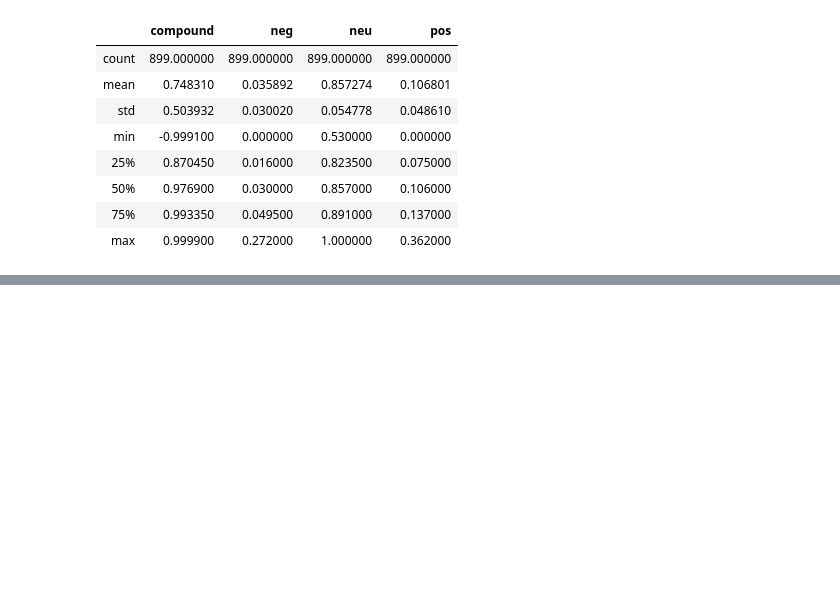
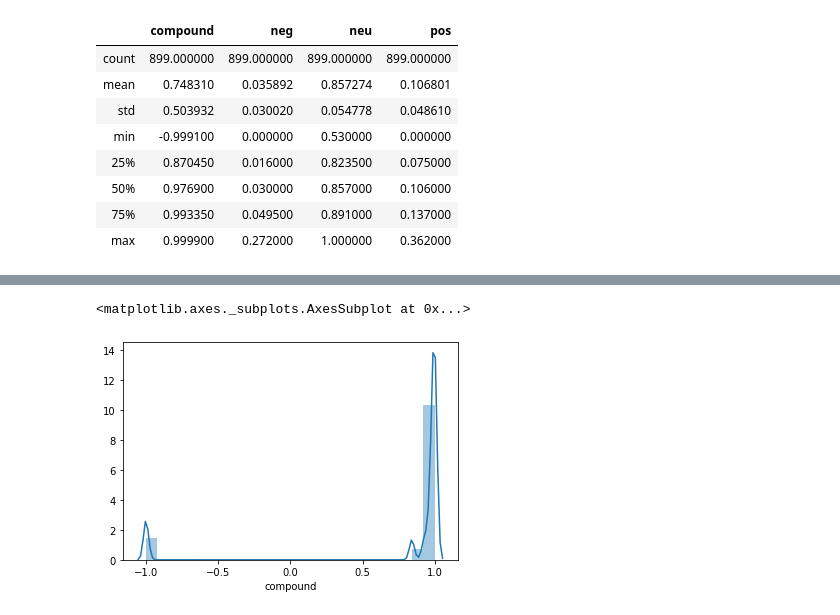
Before and after one commit to hasetia/Data-Science-Sentiment-Analysis-, a Jupyter notebook: Other Notebooks/Sentiments.ipynb, the cells around one changed output, grey strips where cells are left out. Cells and saved outputs as stored; diff of their text form; code cells hidden in the pictures; blank space fills up the shorter version.

```diff
--- a/Other Notebooks/Sentiments.ipynb
+++ b/Other Notebooks/Sentiments.ipynb
@@ -178,0 +173,10 @@ allShools_sent.to_csv('allShools_sent.csv', index = False)
+# %%
+# separating out any messages containing the word 'sad'
+sad_df = allSchools
+sad_df = sad_df[sad_df['content'].str.contains("sad", case=False)]
+sad_df = sad_df.reset_index(drop = True)
+# %%
+sad_df_list = list(sad_df['content'].values)
+# %%
+sad_df_sentiments = get_sentiments(sad_df_list)
+sad_df_sentiments.head()
@@ -178,0 +202,7 @@ allShools_sent.to_csv('allShools_sent.csv', index = False)
+# %%
+sad_df_sent = sad_df.drop(['token', 'stop'], axis = 1)\
+.assign(pos = sad_df_sentiments['pos'])\
+.assign(neg = sad_df_sentiments['neg'])\
+.assign(neu = sad_df_sentiments['neu'])\
+.assign(compound = sad_df_sentiments['compound'])
+sad_df_sent
@@ -178,0 +227,11 @@ allShools_sent.to_csv('allShools_sent.csv', index = False)
+# %%
+import numpy as np
+import pandas as pd
+import matplotlib.pyplot as plt
+
+import seaborn as sns
+
+sns.distplot(sad_df_sent.loc[sad_df_sent['state'] == 'cal']['compound'], kde = True, bins=25)
+# %% [output]
+<matplotlib.axes._subplots.AxesSubplot at 0x...>
+[figure, added]
```
Also changed, not shown: parts of 40 cells of this notebook.
